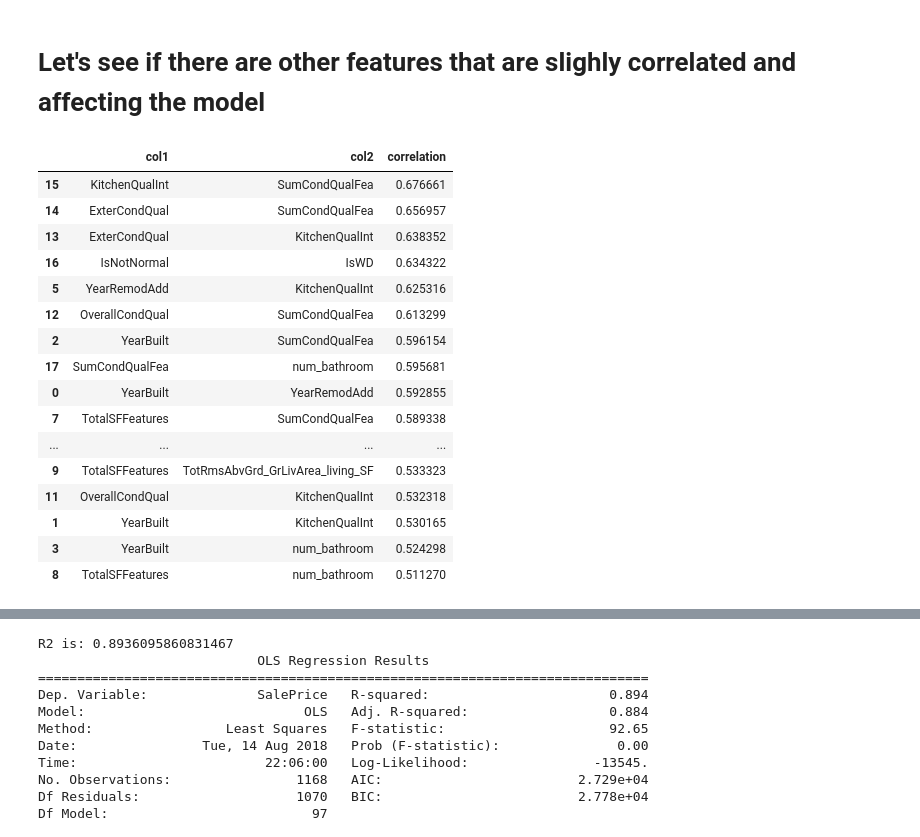
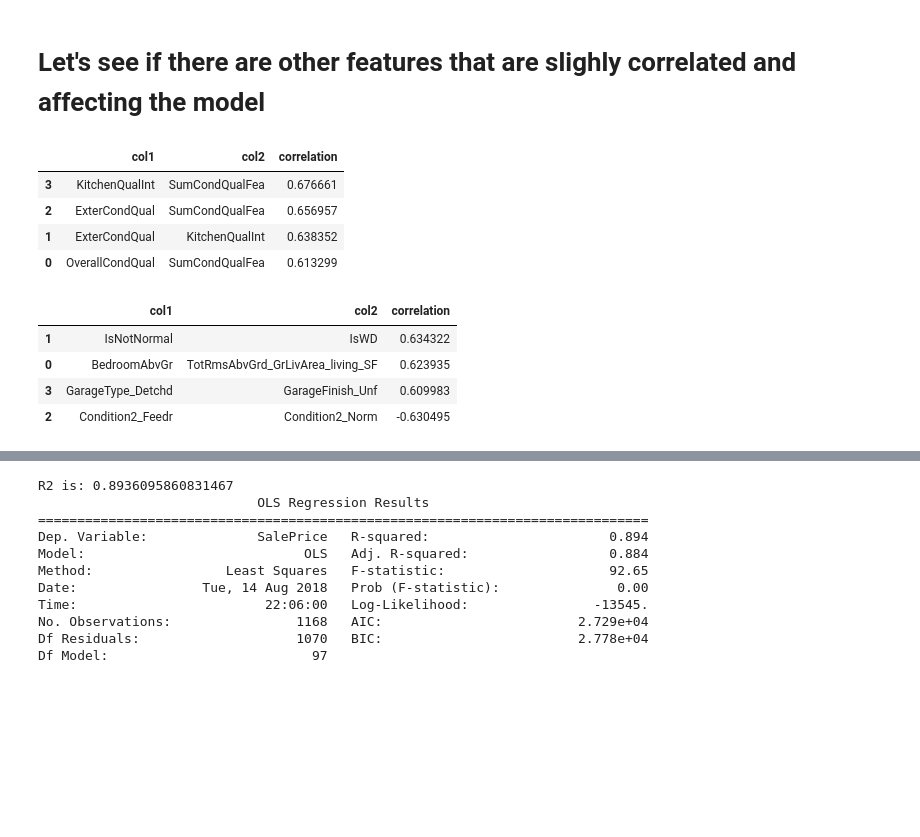
Before and after one commit to j2colaco/predicting_house_prices, a Jupyter notebook: Linear Regression V2.ipynb, the cells around one changed output, grey strips where cells are left out. Cells and saved outputs as stored; diff of their text form; code cells hidden in the pictures; blank space fills up the shorter version.

Commit message:
attempted removing correlation

```diff
--- a/Linear Regression V2.ipynb
+++ b/Linear Regression V2.ipynb
@@ -1333,7 +1344,7 @@ Difference is: 0.98
 # %% [markdown]
 # Get percentile model after taking out correlation greater than 0.7
 # %%
-per = 25
+per = 20
 # Use the SelectPercentile function to automatically select a percentile of the dataset
 percentile_select = SelectPercentile(score_func=f_classif, percentile=per)
 percentile_fit = percentile_select.fit(train_data, train_saleprice)
@@ -1345,7 +1356,8 @@ print(percentile_features_cols.shape)
 print(percentile_features_cols)
 
 test_predictions = run_model_inputs(train_percentile, train_id, train_saleprice, test_percentile, test_id)
-# Export submit csv (Score: )
+print(test_predictions.head())
+# Export submit csv (Score: 0.23068 [20], 0.17124 [50], 0.18560 [40])
 # submit_filepath = '//Users//josephcolaco//predicting_house_prices//'
 # test_predictions.to_csv(submit_filepath + 'fea_eng_v3_corr_07_per_' + str(per) +'.csv', index=False, header=True)
 # %% [output]
@@ -1373,29 +1391,39 @@ Difference is: 0.23
 # %%
 correlation_mat = train_percentile.corr()
 corr_df = []
 for i in range(0, correlation_mat.shape[0], 1):
     for j in range(i+1, correlation_mat.shape[1],1):
-        if abs(correlation_mat.iloc[i,j]) >= 0.5:
+        if abs(correlation_mat.iloc[i,j]) >= 0.6:
             corr_df.append([correlation_mat.columns[i], correlation_mat.columns[j], correlation_mat.iloc[i,j]])
 
 corr_df = pd.DataFrame(corr_df, columns=['col1', 'col2', 'correlation'])
 corr_df = corr_df.sort_values(by='correlation', ascending=False)
 corr_df
 # %% [output]
 |  | col1 | col2 | correlation |
-| 15 | KitchenQualInt | SumCondQualFea | 0.676661 |
-| 14 | ExterCondQual | SumCondQualFea | 0.656957 |
-| 13 | ExterCondQual | KitchenQualInt | 0.638352 |
-| 16 | IsNotNormal | IsWD | 0.634322 |
-| 5 | YearRemodAdd | KitchenQualInt | 0.625316 |
-| 12 | OverallCondQual | SumCondQualFea | 0.613299 |
-| 2 | YearBuilt | SumCondQualFea | 0.596154 |
-| 17 | SumCondQualFea | num_bathroom | 0.595681 |
-| 0 | YearBuilt | YearRemodAdd | 0.592855 |
-| 7 | TotalSFFeatures | SumCondQualFea | 0.589338 |
-| ... | ... | ... | ... |
-| 9 | TotalSFFeatures | TotRmsAbvGrd_GrLivArea_living_SF | 0.533323 |
-| 11 | OverallCondQual | KitchenQualInt | 0.532318 |
-| 1 | YearBuilt | KitchenQualInt | 0.530165 |
-| 3 | YearBuilt | num_bathroom | 0.524298 |
-| 8 | TotalSFFeatures | num_bathroom | 0.511270 |
+| 3 | KitchenQualInt | SumCondQualFea | 0.676661 |
+| 2 | ExterCondQual | SumCondQualFea | 0.656957 |
+| 1 | ExterCondQual | KitchenQualInt | 0.638352 |
+| 0 | OverallCondQual | SumCondQualFea | 0.613299 |
+# %%
+train_data = train_data.drop(columns=['KitchenQualInt', 'ExterCondQual', 'OverallCondQual'])
+# deleted because all three features are taken into account in sumcondqualfea
+## Apply for test data
+test_data = test_data.drop(columns=['KitchenQualInt', 'ExterCondQual', 'OverallCondQual'])
+
+correlation_mat = train_data.corr()
+corr_df = []
+for i in range(0, correlation_mat.shape[0], 1):
+    for j in range(i+1, correlation_mat.shape[1],1):
+        if abs(correlation_mat.iloc[i,j]) >= 0.6:
+            corr_df.append([correlation_mat.columns[i], correlation_mat.columns[j], correlation_mat.iloc[i,j]])
+
+corr_df = pd.DataFrame(corr_df, columns=['col1', 'col2', 'correlation'])
+corr_df = corr_df.sort_values(by='correlation', ascending=False)
+corr_df
+# %% [output]
+|  | col1 | col2 | correlation |
+| 1 | IsNotNormal | IsWD | 0.634322 |
+| 0 | BedroomAbvGr | TotRmsAbvGrd_GrLivArea_living_SF | 0.623935 |
+| 3 | GarageType_Detchd | GarageFinish_Unf | 0.609983 |
+| 2 | Condition2_Feedr | Condition2_Norm | -0.630495 |
```
Also changed, not shown: parts of 14 cells of this notebook, 14 other files.
